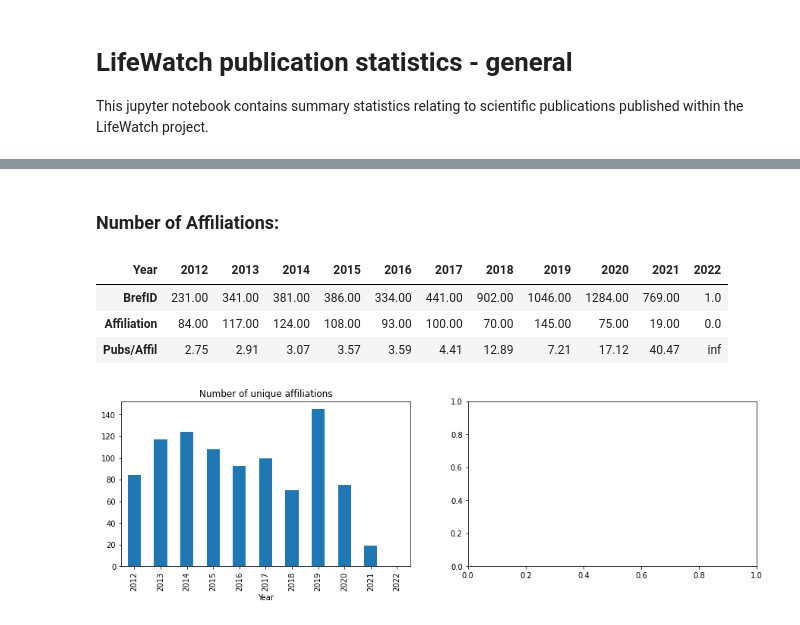
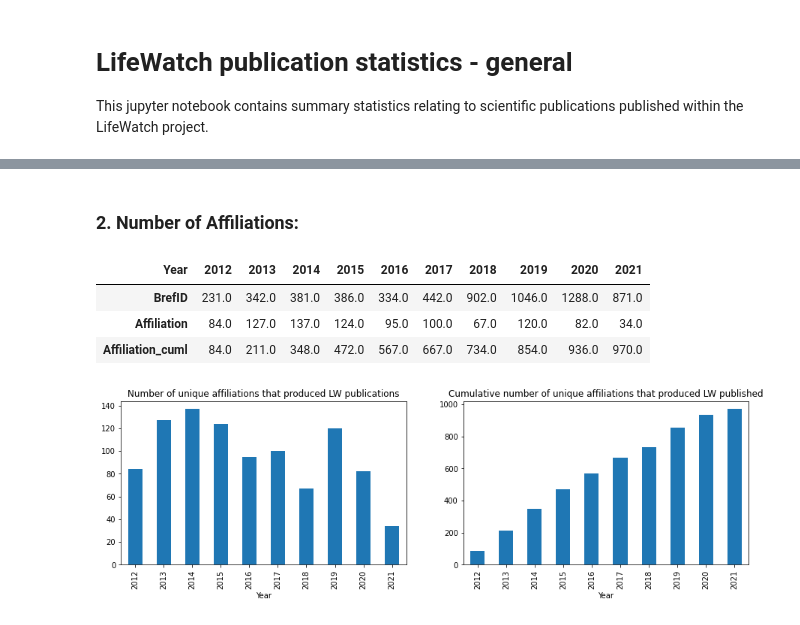
Before and after one commit to lifewatch/user-analysis, a Jupyter notebook: notebooks/Publication statistics.ipynb, the cells around one changed output, grey strips where cells are left out. Saved outputs shown, nothing was run; the diff lists cells and outputs as text; code cells hidden in the pictures.

```diff
--- a/notebooks/Publication statistics.ipynb
+++ b/notebooks/Publication statistics.ipynb
@@ -54 +10,35 @@ data_nodup = duplicate_remove(data, duplicates)
+# %%
+# Specify location of data:
+datafolder = "LW_publications_standardized"
+datafiles = ["LWpubs_stand_0_500.csv",
+             "LWpubs_stand_500_1000.csv",
+             "LWpubs_stand_1000_1500.csv",
+             "LWpubs_stand_1500_2000.csv",
+             "LWpubs_stand_2000_2500.csv",
+             "LWpubs_stand_2500_3000.csv",
+             "LWpubs_stand_3000_3500.csv",
+             "LWpubs_stand_3500_4000.csv",
+             "LWpubs_stand_4000_4500.csv",
+             "LWpubs_stand_4500_5000.csv",
+             "LWpubs_stand_5000_5500.csv",
+             "LWpubs_stand_5500_6000.csv",
+             "LWpubs_stand_6000_6227.csv"]
+
+# Load data into single dataframe
+appended_data = []
+for datafile in datafiles:
+    data_loc = os.path.join(os.path.abspath(os.path.join(os.getcwd(), os.pardir)), datafolder, datafile)
+    data = pd.read_csv(data_loc)
+    data.rename(columns={'SortDate': 'Year'}, inplace=True)
+    appended_data.append(data)
+
+data = pd.concat(appended_data)
+
+# Exclude publications from 2022:
+data = data[data['Year']<2022]
+
+# Set correct types
+data['BrefID'] = data['BrefID'].astype("category")
+data['Year'] = data['Year'].astype("category")
+#data.info()
 # %% [markdown]
@@ -76,24 +66,28 @@ cumm_pubs_barplot = pubs_summ.plot(kind="bar", x='Year', y='BrefID_cuml', title=
 # %% [markdown]
-### Number of Affiliations:
+### 2. Number of Affiliations:
 # %%
 #select necessary columns:
 subset = data[['BrefID', 'Year', 'Affiliation']]
-#summarize data:
+# Number of affiliations per year
 affil_summ = subset.groupby('Year', as_index=False).nunique('Affiliation')
+# Cummulative number of affiliations
+affil_summ['Affiliation_cuml'] = affil_summ['Affiliation'].cumsum()
 
-#add 'average number of publications per affiliation'
+# Average number of publications per affiliation, per year
 affil_summ['Pubs/Affil'] = affil_summ['BrefID']/affil_summ['Affiliation']
 # %%
 table2 = affil_summ.round(2).set_index('Year').T
-table2
+#table2 #includes average number of publication per affiliation
+table2[0:3]
 # %% [output]
-| Year | 2012 | 2013 | 2014 | 2015 | 2016 | 2017 | 2018 | 2019 | 2020 | 2021 | 2022 |
-| BrefID | 231.00 | 341.00 | 381.00 | 386.00 | 334.00 | 441.00 | 902.00 | 1046.00 | 1284.00 | 769.00 | 1.0 |
-| Affiliation | 84.00 | 117.00 | 124.00 | 108.00 | 93.00 | 100.00 | 70.00 | 145.00 | 75.00 | 19.00 | 0.0 |
-| Pubs/Affil | 2.75 | 2.91 | 3.07 | 3.57 | 3.59 | 4.41 | 12.89 | 7.21 | 17.12 | 40.47 | inf |
+| Year | 2012 | 2013 | 2014 | 2015 | 2016 | 2017 | 2018 | 2019 | 2020 | 2021 |
+| BrefID | 231.0 | 342.0 | 381.0 | 386.0 | 334.0 | 442.0 | 902.0 | 1046.0 | 1288.0 | 871.0 |
+| Affiliation | 84.0 | 127.0 | 137.0 | 124.0 | 95.0 | 100.0 | 67.0 | 120.0 | 82.0 | 34.0 |
+| Affiliation_cuml | 84.0 | 211.0 | 348.0 | 472.0 | 567.0 | 667.0 | 734.0 | 854.0 | 936.0 | 970.0 |
 # %%
 fig, (ax1, ax2) = plt.subplots(1, 2, figsize=(15,4))
 #bar-plot of affiliations (from scientific publications published in the respective year):
-uniqaffil_barplot = affil_summ.plot(kind="bar", x='Year', y='Affiliation', title="Number of unique affiliations", legend=False, ax=ax1)
+uniqaffil_barplot = affil_summ.plot(kind="bar", x='Year', y='Affiliation', title="Number of unique affiliations that produced LW publications", legend=False, ax=ax1)
+cumm_affil_barplot = affil_summ.plot(kind="bar", x='Year', y='Affiliation_cuml', title="Cumulative number of unique affiliations that produced LW published", legend=False, ax=ax2)
 # %% [output]
-[figure, old version]
+[figure, new version]
```
Also changed, not shown: parts of 36 cells of this notebook, 3 other files.
